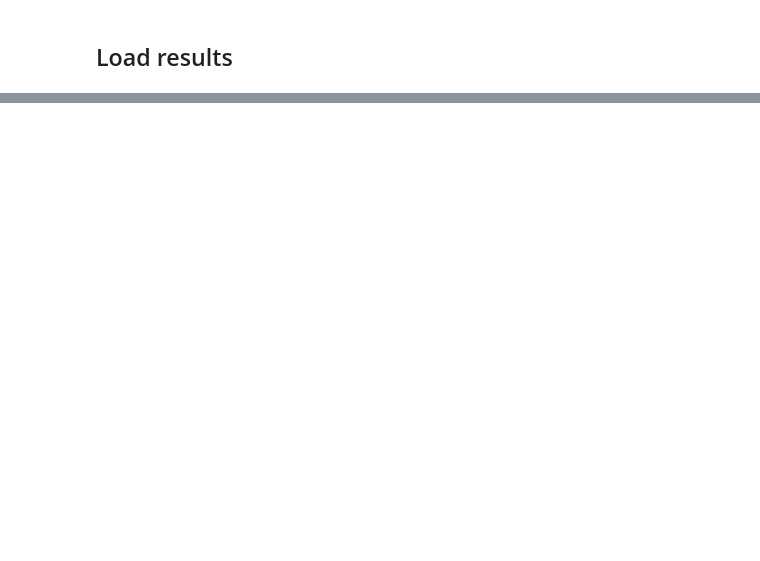
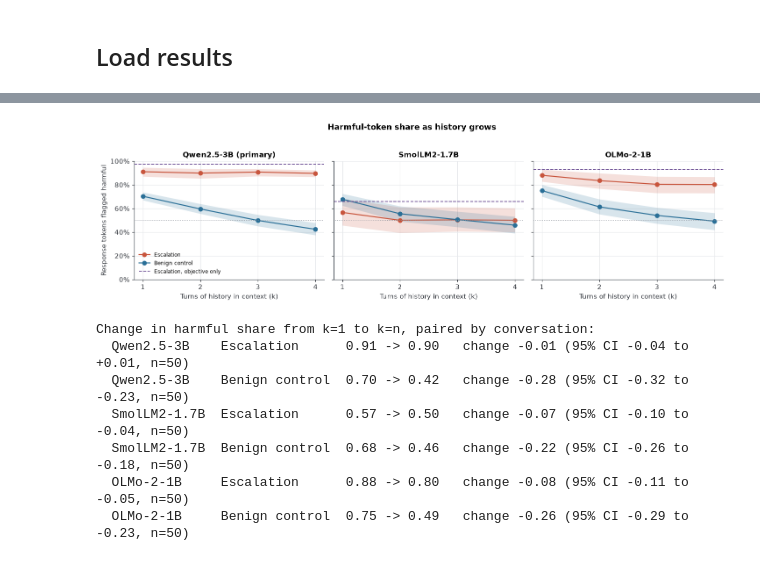
Before and after one commit to Shravani018/escalation-probes, a Jupyter notebook: notebooks/experiment_results.ipynb, the cells around one changed output, grey strips where cells are left out. Cells and saved outputs as stored; diff of their text form; code cells hidden in the pictures; blank space fills up the shorter version.

```diff
--- a/notebooks/experiment_results.ipynb
+++ b/notebooks/experiment_results.ipynb
@@ -719,0 +422,40 @@ summary.T
+# %%
+ao_ref = primary[(primary.condition == "attack_objective") & (primary.label == "escalation")]
+fig, axes = panels(len(AVAILABLE), sharey=True)
+for ax, m in zip(axes, AVAILABLE):
+    for lab in ("escalation", "benign_control"):
+        sub = ksweep[(ksweep.model == m) & (ksweep.label == lab)]
+        ks = sorted(sub.k.unique())
+        stats = np.array([boot_ci(sub[sub.k == k].harmful_share.values) for k in ks])
+        ax.plot(ks, stats[:, 0], marker="o", color=LABEL_COLORS[lab], label=LABEL_NAMES[lab])
+        ax.fill_between(ks, stats[:, 1], stats[:, 2], color=LABEL_COLORS[lab], alpha=0.18, lw=0)
+    ax.axhline(ao_ref[ao_ref.model == m].harmful_share.mean(), color=C_AO, ls="--", lw=1.2, label="Escalation, objective only")
+    ax.axhline(CONVERSATION_SHARE, color=GREY, ls=":", lw=1)
+    ax.set_title(mtitle(m))
+    ax.set_xlabel("Turns of history in context (k)")
+    ax.set_xticks(ks)
+    ax.set_ylim(0, 1)
+    ax.yaxis.set_major_formatter(PercentFormatter(1.0, decimals=0))
+axes[0].set_ylabel("Response tokens flagged harmful")
+axes[0].legend(loc="lower left", fontsize=8)
+fig.suptitle("Harmful-token share as history grows", fontweight="bold", y=1.03)
+fig.tight_layout()
+save(fig, "05_harmful_share_vs_k")
+plt.show()
+
+print("Change in harmful share from k=1 to k=n, paired by conversation:")
+for m in AVAILABLE:
+    for lab in ("escalation", "benign_control"):
+        p = ksweep[(ksweep.model == m) & (ksweep.label == lab)].pivot_table(index="record_id", columns="k", values="harmful_share")
+        first, last = p.columns.min(), p.columns.max()
+        d, lo, hi = boot_ci(p[last] - p[first])
+        print(f"  {MODELS[m]:<13} {LABEL_NAMES[lab]:<15} {p[first].mean():.2f} -> {p[last].mean():.2f}   change {d:+.2f} (95% CI {lo:+.2f} to {hi:+.2f}, n={len(p)})")
+# %% [output]
+[figure, added]
+Change in harmful share from k=1 to k=n, paired by conversation:
+  Qwen2.5-3B    Escalation      0.91 -> 0.90   change -0.01 (95% CI -0.04 to +0.01, n=50)
+  Qwen2.5-3B    Benign control  0.70 -> 0.42   change -0.28 (95% CI -0.32 to -0.23, n=50)
+  SmolLM2-1.7B  Escalation      0.57 -> 0.50   change -0.07 (95% CI -0.10 to -0.04, n=50)
+  SmolLM2-1.7B  Benign control  0.68 -> 0.46   change -0.22 (95% CI -0.26 to -0.18, n=50)
+  OLMo-2-1B     Escalation      0.88 -> 0.80   change -0.08 (95% CI -0.11 to -0.05, n=50)
+  OLMo-2-1B     Benign control  0.75 -> 0.49   change -0.26 (95% CI -0.29 to -0.23, n=50)
```
Also changed, not shown: parts of 64 cells of this notebook, 59 other files.
